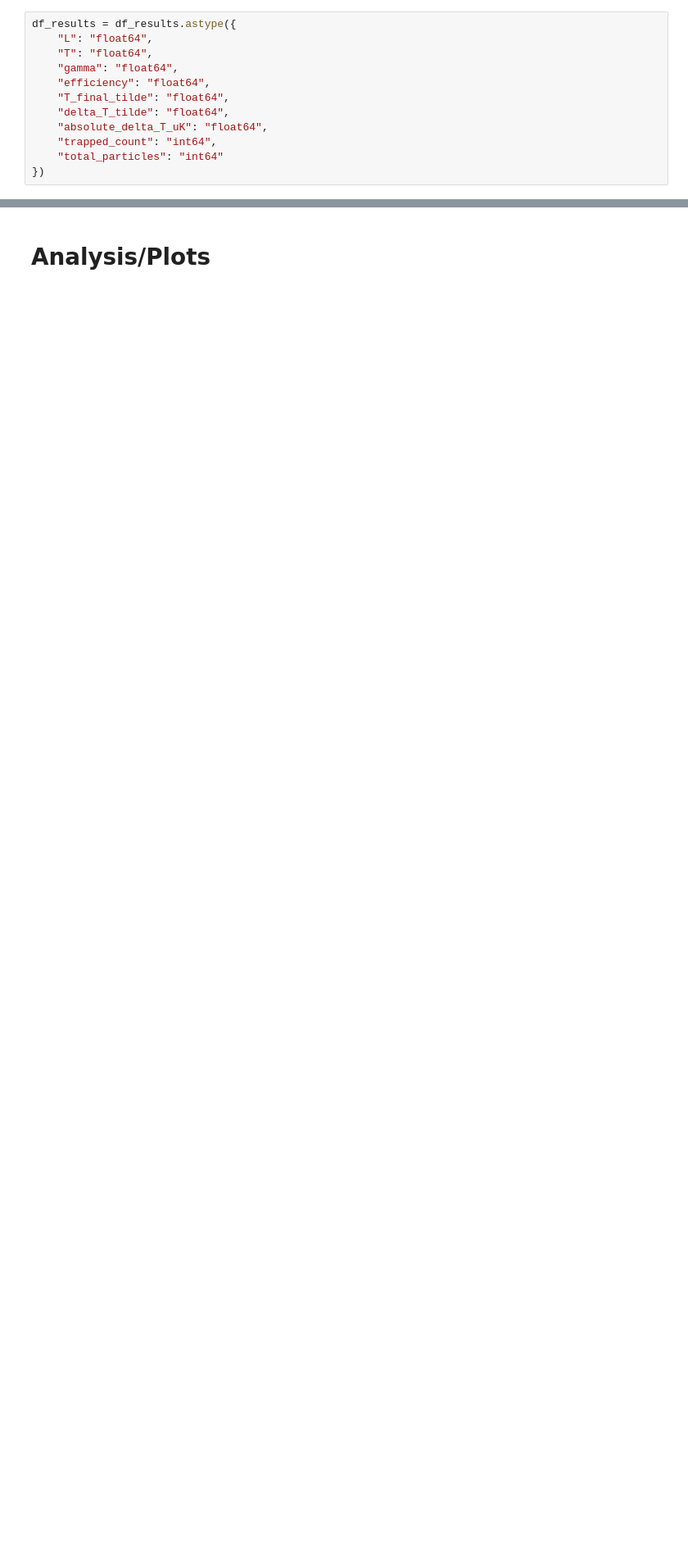
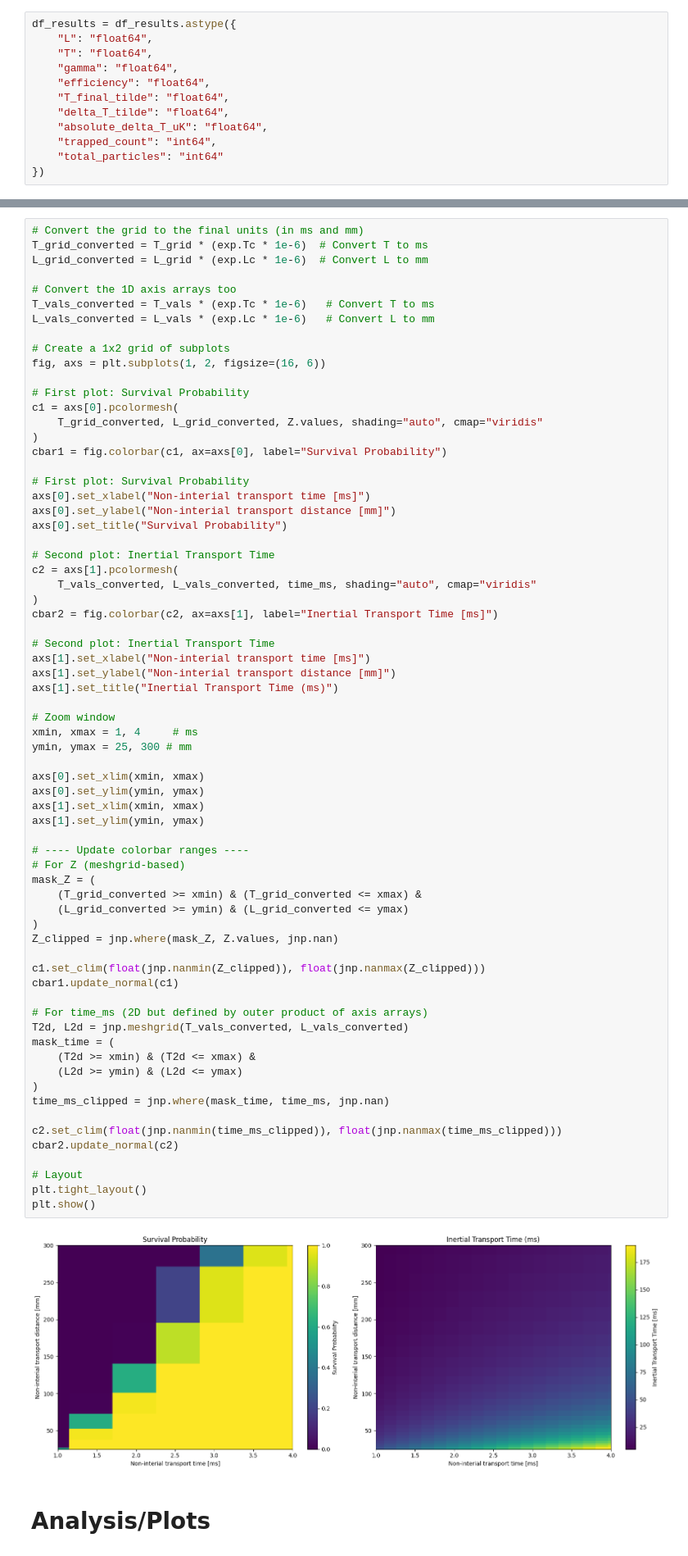
Before and after one commit to jorgegponce/sr-conveyor-belt, a Jupyter notebook: 1D_transport_simulation.ipynb, the cells around one changed output, grey strips where cells are left out. Shown: that part at 82% size. Cells and saved outputs as stored; diff of their text form; blank space fills up the shorter version.

```diff
--- a/1D_transport_simulation.ipynb
+++ b/1D_transport_simulation.ipynb
@@ -517,3 +560,73 @@ plt.show()
+# %%
+# Convert the grid to the final units (in ms and mm)
+T_grid_converted = T_grid * (exp.Tc * 1e-6)  # Convert T to ms
+L_grid_converted = L_grid * (exp.Lc * 1e-6)  # Convert L to mm
+
+# Convert the 1D axis arrays too
+T_vals_converted = T_vals * (exp.Tc * 1e-6)   # Convert T to ms
+L_vals_converted = L_vals * (exp.Lc * 1e-6)   # Convert L to mm
+
+# Create a 1x2 grid of subplots
+fig, axs = plt.subplots(1, 2, figsize=(16, 6))
+
+# First plot: Survival Probability
+c1 = axs[0].pcolormesh(
+    T_grid_converted, L_grid_converted, Z.values, shading="auto", cmap="viridis"
+)
+cbar1 = fig.colorbar(c1, ax=axs[0], label="Survival Probability")
+
+# First plot: Survival Probability
+axs[0].set_xlabel("Non-interial transport time [ms]")
+axs[0].set_ylabel("Non-interial transport distance [mm]")
+axs[0].set_title("Survival Probability")
+
+# Second plot: Inertial Transport Time
+c2 = axs[1].pcolormesh(
+    T_vals_converted, L_vals_converted, time_ms, shading="auto", cmap="viridis"
+)
+cbar2 = fig.colorbar(c2, ax=axs[1], label="Inertial Transport Time [ms]")
+
+# Second plot: Inertial Transport Time
+axs[1].set_xlabel("Non-interial transport time [ms]")
+axs[1].set_ylabel("Non-interial transport distance [mm]")
+axs[1].set_title("Inertial Transport Time (ms)")
+
+# Zoom window
+xmin, xmax = 1, 4     # ms
+ymin, ymax = 25, 300 # mm
+
+axs[0].set_xlim(xmin, xmax)
+axs[0].set_ylim(ymin, ymax)
+axs[1].set_xlim(xmin, xmax)
+axs[1].set_ylim(ymin, ymax)
+
+# ---- Update colorbar ranges ----
+# For Z (meshgrid-based)
+mask_Z = (
+    (T_grid_converted >= xmin) & (T_grid_converted <= xmax) &
+    (L_grid_converted >= ymin) & (L_grid_converted <= ymax)
+)
+Z_clipped = jnp.where(mask_Z, Z.values, jnp.nan)
+
+c1.set_clim(float(jnp.nanmin(Z_clipped)), float(jnp.nanmax(Z_clipped)))
+cbar1.update_normal(c1)
+
+# For time_ms (2D but defined by outer product of axis arrays)
+T2d, L2d = jnp.meshgrid(T_vals_converted, L_vals_converted)
+mask_time = (
+    (T2d >= xmin) & (T2d <= xmax) &
+    (L2d >= ymin) & (L2d <= ymax)
+)
+time_ms_clipped = jnp.where(mask_time, time_ms, jnp.nan)
+
+c2.set_clim(float(jnp.nanmin(time_ms_clipped)), float(jnp.nanmax(time_ms_clipped)))
+cbar2.update_normal(c2)
+
+# Layout
+plt.tight_layout()
+plt.show()
+# %% [output]
+[figure, added]
 # %% [markdown]
 # Analysis/Plots
 # %%
```
Also changed, not shown: parts of 8 cells of this notebook.
